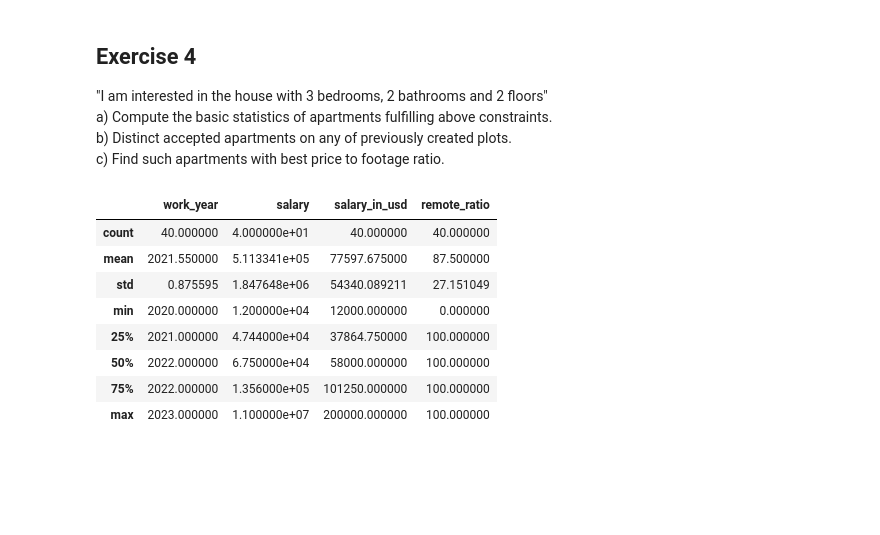
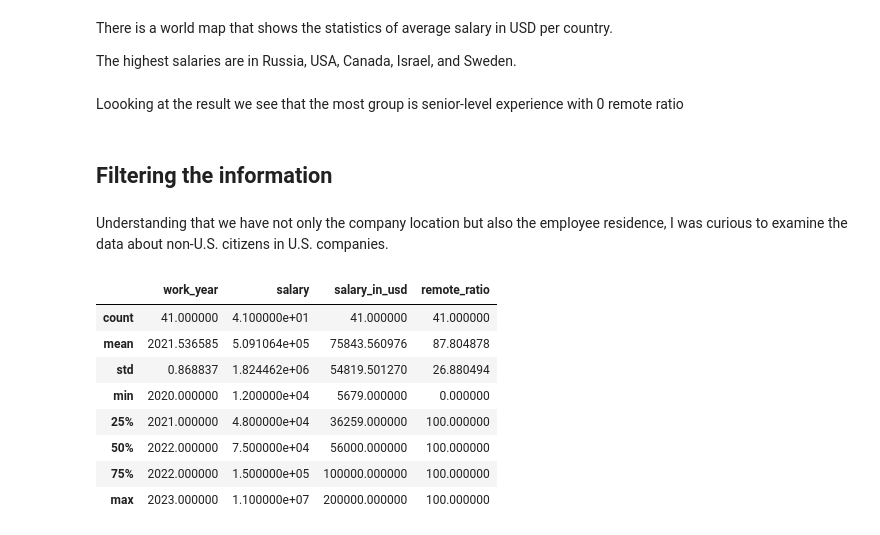
Before and after one commit to qojigedou/data_science, a Jupyter notebook: Optional_assignment_1_with_code.ipynb, the cells around one changed output. Saved outputs shown, nothing was run; the diff lists cells and outputs as text; code cells hidden in the pictures; blank space fills up the shorter version.

```diff
--- a/Optional_assignment_1_with_code.ipynb
+++ b/Optional_assignment_1_with_code.ipynb
@@ -221,24 +229,24 @@ mosaic(df, ['experience_level','remote_ratio'])
-# %% [markdown]
-## Exercise 4
-"I am interested in the house with 3 bedrooms, 2 bathrooms and 2 floors"
-a) Compute the basic statistics of apartments fulfilling above constraints.
-b) Distinct accepted apartments on any of previously created plots.
-c) Find such apartments with best price to footage ratio.
+# %% [markdown]
+There is a world map that shows the statistics of average salary in USD per country.
+
+The highest salaries are in Russia, USA, Canada, Israel, and Sweden.
+# %% [markdown]
+Loooking at the result we see that the most group is senior-level experience with 0 remote ratio
+# %% [markdown]
+## Filtering the information
+# %% [markdown]
+Understanding that we have not only the company location but also the employee residence, I was curious to examine the data about non-U.S. citizens in U.S. companies.
 # %%
-#a)
-#Your code:
-filtered = df.loc[(df['salary_in_usd'] >= 10000) & (df['employee_residence'] != 'US') & (df['company_location'] == 'US')]
+
+filtered = df.loc[(df['employee_residence'] != 'US') & (df['company_location'] == 'US')]
 filtered.describe()
-
-
-#Hint: pandas.DataFrame.loc
 # %% [output]
 |  | work_year | salary | salary_in_usd | remote_ratio |
-| count | 40.000000 | 4.000000e+01 | 40.000000 | 40.000000 |
-| mean | 2021.550000 | 5.113341e+05 | 77597.675000 | 87.500000 |
-| std | 0.875595 | 1.847648e+06 | 54340.089211 | 27.151049 |
-| min | 2020.000000 | 1.200000e+04 | 12000.000000 | 0.000000 |
-| 25% | 2021.000000 | 4.744000e+04 | 37864.750000 | 100.000000 |
-| 50% | 2022.000000 | 6.750000e+04 | 58000.000000 | 100.000000 |
-| 75% | 2022.000000 | 1.356000e+05 | 101250.000000 | 100.000000 |
+| count | 41.000000 | 4.100000e+01 | 41.000000 | 41.000000 |
+| mean | 2021.536585 | 5.091064e+05 | 75843.560976 | 87.804878 |
+| std | 0.868837 | 1.824462e+06 | 54819.501270 | 26.880494 |
+| min | 2020.000000 | 1.200000e+04 | 5679.000000 | 0.000000 |
+| 25% | 2021.000000 | 4.800000e+04 | 36259.000000 | 100.000000 |
+| 50% | 2022.000000 | 7.500000e+04 | 56000.000000 | 100.000000 |
+| 75% | 2022.000000 | 1.500000e+05 | 100000.000000 | 100.000000 |
 | max | 2023.000000 | 1.100000e+07 | 200000.000000 | 100.000000 |
```
Also changed, not shown: parts of 57 cells of this notebook.
